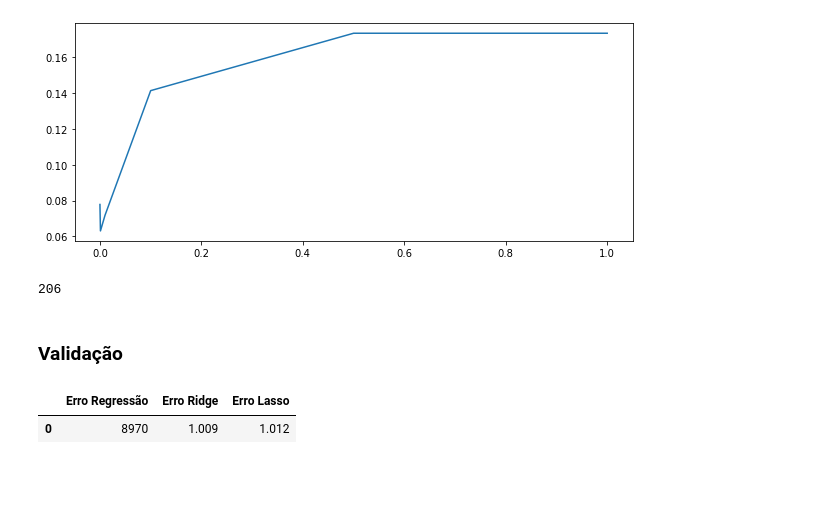
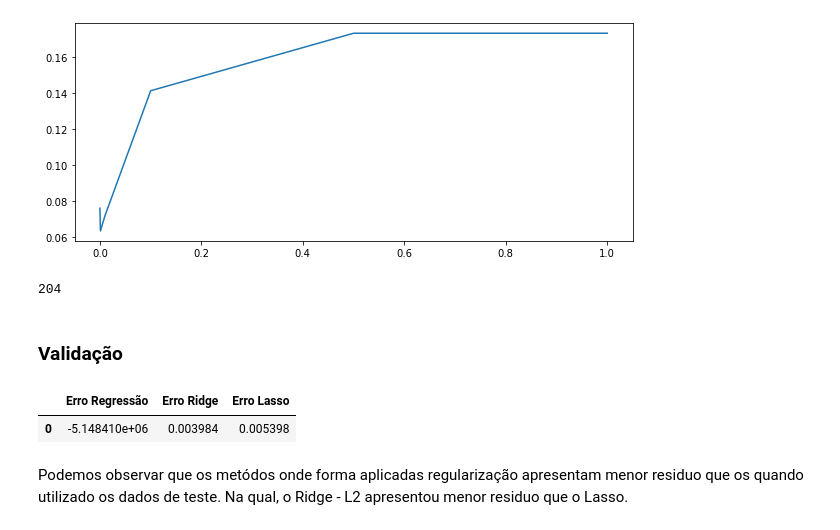
Before and after one commit to jubileu001/house-prices-regression-techniques, a Jupyter notebook: house_prince_advance.ipynb, the cells around one changed output. Drawn from its saved outputs; the diff is of its cells as text; code cells hidden in the pictures; blank space fills up the shorter version.

```diff
--- a/house_prince_advance.ipynb
+++ b/house_prince_advance.ipynb
@@ -165,10 +163,10 @@ plt.plot(alphas,erro_lasso);
 # %% [output]
 [figure]
 # %%
-len(modelo_lasso.coef_[modelo_lasso.coef_ == 0.00])
-#Veja que o método LASSO zerou mais de 210 coeficientes, fazendo uma seleção de atributos
+len(modelo_lasso.coef_[modelo_lasso.coef_ == 0])
+#Veja que o método LASSO zerou mais de 209 coeficientes, fazendo uma seleção de atributos
 # %% [output]
-206
+204
 # %% [markdown]
 ### Validação
 # %%
@@ -189,9 +187,11 @@ performance = pd.DataFrame({'Valor Y':ytest,
                             'Lasso': predlasso,
                             'DifLasso': ytest-predlasso})
 # %%
-pd.DataFrame([{'Erro Regressão': round(performance.DifReg.mean()),
-                'Erro Ridge':round(10**performance.DifRidge.mean(),3),
-                'Erro Lasso': round(10** performance.DifLasso.mean(),3)}])
+pd.DataFrame([{'Erro Regressão':    performance.DifReg.mean(),
+                'Erro Ridge':       performance.DifRidge.mean(),
+                'Erro Lasso':       performance.DifLasso.mean()}])
 # %% [output]
 |  | Erro Regressão | Erro Ridge | Erro Lasso |
-| 0 | 8970 | 1.009 | 1.012 |
+| 0 | -5.148410e+06 | 0.003984 | 0.005398 |
+# %% [markdown]
+Podemos observar que os metódos onde forma aplicadas regularização apresentam menor residuo que os quando utilizado os dados de teste. Na qual, o Ridge - L2 apresentou menor residuo que o Lasso.
```
Also changed, not shown: parts of 9 cells of this notebook.
